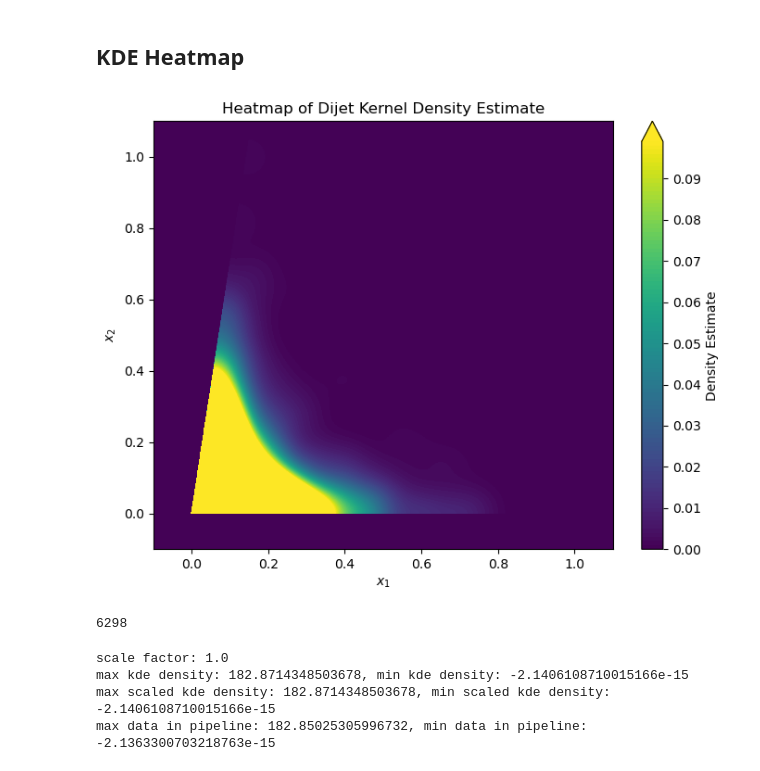
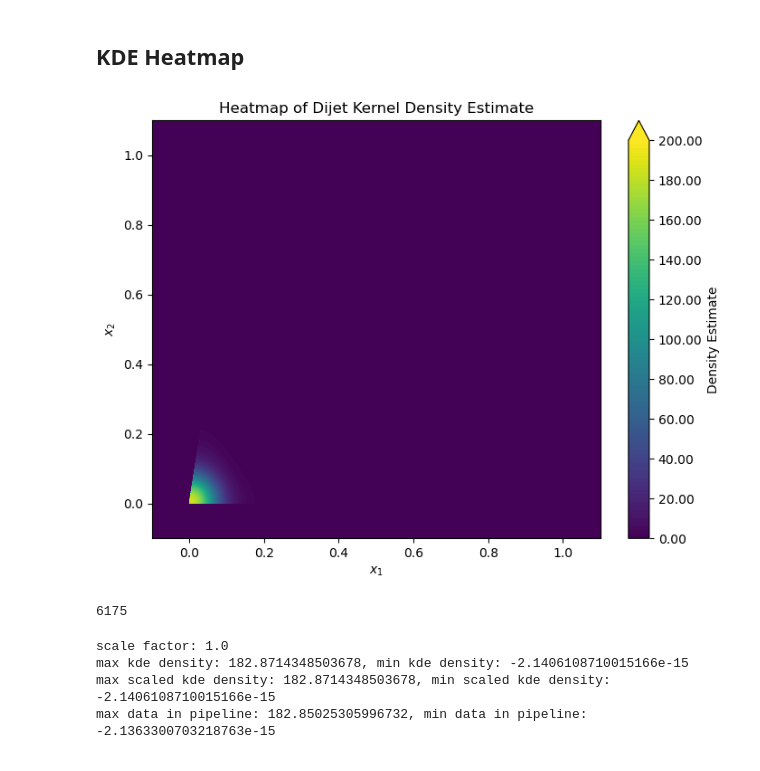
Before and after one commit to Angelo92Git/SymbolicDensityEstimation, a Jupyter notebook: visualization/dijet_visualization.ipynb, the cells around one changed output. Drawn from its saved outputs; the diff is of its cells as text; code cells hidden in the pictures.

```diff
--- a/visualization/dijet_visualization.ipynb
+++ b/visualization/dijet_visualization.ipynb
@@ -102,32 +102,32 @@ xlims = (-0.1, 1.1)
 ylims = (-0.1, 1.1)
 color_level_min, color_level_max = 0.0, 0.1
 # %%
-levels = np.linspace(color_level_min, color_level_max, 100)  # for 30 intervals
+levels = np.linspace(color_level_min, 200, 100)  # for 30 intervals
 
 plt.figure(figsize=(8, 6))
 cf = plt.contourf(
     grids[0],
     grids[1],
     np.clip(kde_predicted_density,0,None),
     levels=levels,
     cmap="viridis",
     extend="max"
 )
-cbar = plt.colorbar(cf, format="%.2f")
+cbar = plt.colorbar(cf, format="%.2f", ticks=np.linspace(color_level_min, 200, 11))
 cbar.set_label("Density Estimate")
 plt.xlabel(r"$x_1$")
 plt.ylabel(r"$x_2$")
 plt.xlim(xlims)
 plt.ylim(ylims)
 plt.title("Heatmap of Dijet Kernel Density Estimate")
 plt.show()
 # Explicitly close the figure object
 plt.close()
 # Force the Python garbage collector to clean up memory
 gc.collect()
 # %% [output]
-[figure, old version]
+[figure, new version]
-6298
+6175
 # %%
 density_scale_factor = np.loadtxt("data/processed_data/dijet_scale_factor.txt")
 print(f"scale factor: {density_scale_factor}")
```
Also changed, not shown: parts of 2 cells of this notebook.
